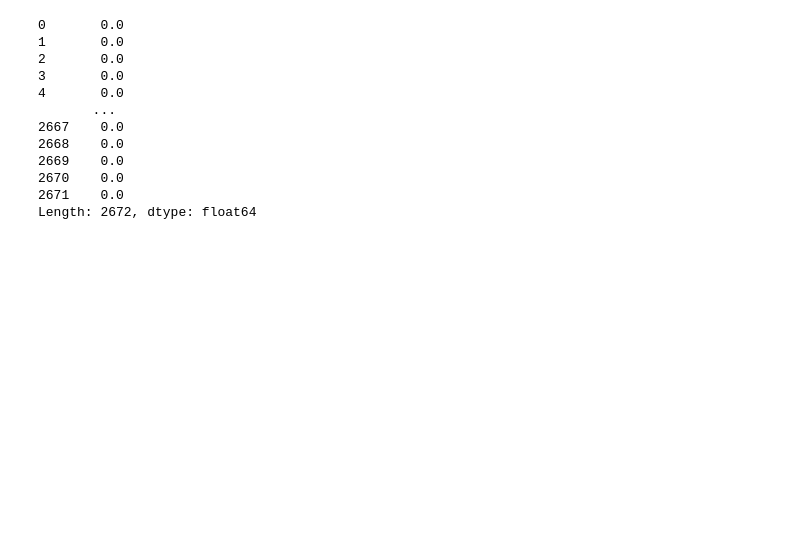
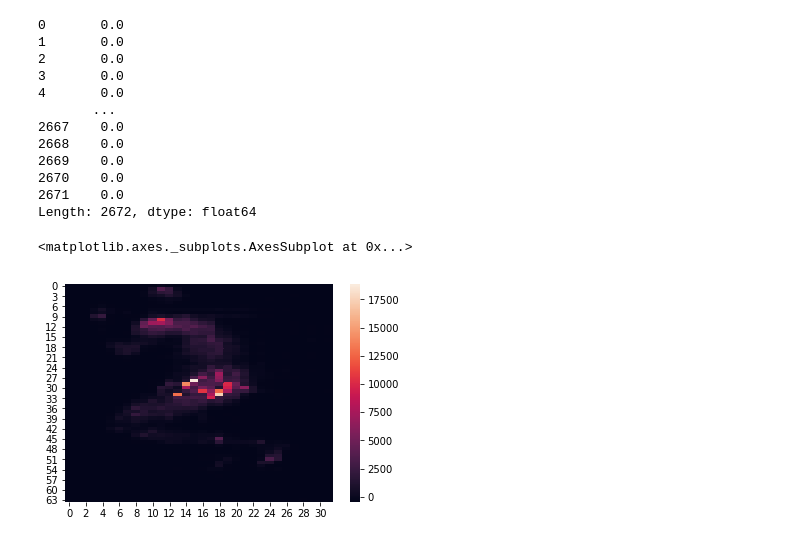
Before and after one commit to CrostaBot/PostureRecognition, a Jupyter notebook: PCA.ipynb, the cells around one changed output. Cells and saved outputs as stored; diff of their text form; code cells hidden in the pictures; blank space fills up the shorter version.

```diff
--- a/PCA.ipynb
+++ b/PCA.ipynb
@@ -258,5 +259,14 @@ df.min(axis = 1)
 2670    0.0
 2671    0.0
 Length: 2672, dtype: float64
+# %%
+#START KMEANS
+total = np.flip(array_final[0].reshape(64, 32), 1)
+totale = gaussian_filter(total, sigma=1.5)
+#total = np.reshape(total,(64,27))
+sas.heatmap(total)
+# %% [output]
+<matplotlib.axes._subplots.AxesSubplot at 0x...>
+[figure, added]
 # %%
 #define sections
```
Also changed, not shown: parts of 9 cells of this notebook, 2 other files.
